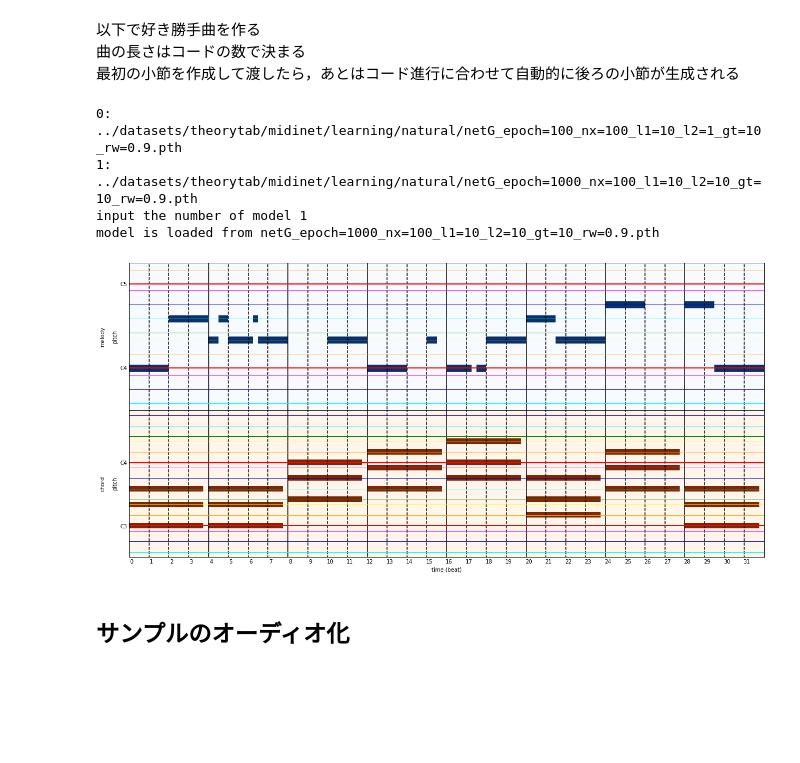
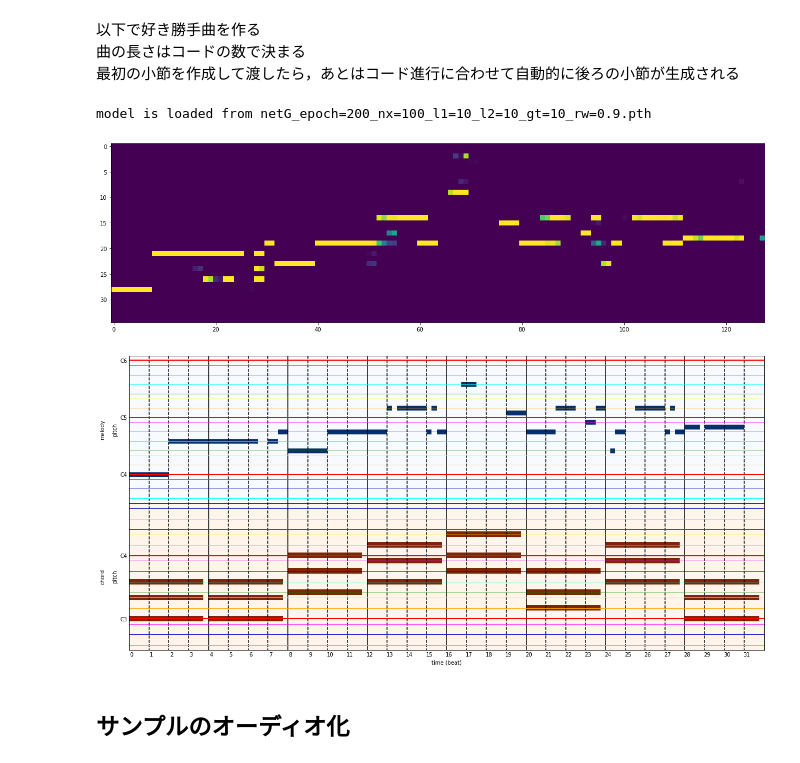
Before and after one commit to fuurin/midinet-followup, a Jupyter notebook: midinet_demo.ipynb, the cells around one changed output. Cells and saved outputs as stored; diff of their text form; code cells hidden in the pictures; blank space fills up the shorter version.

Commit message:
midinet2 is required

```diff
--- a/midinet_demo.ipynb
+++ b/midinet_demo.ipynb
@@ -90,10 +90,10 @@ class SampleGenerator(nn.Module):
 # %%
 def get_model(version, pitch_range=128, device="cpu"):
     model_paths = glob.glob(os.path.join(learning_dir, version, "netG_epoch=*"))
-    if len(model_paths) > 0:
-        print(f"{len(model_paths)} models found")
+    if len(model_paths) > 1:
+        print(f"{len(model_paths)} models found in {os.path.join(learning_dir, version)}")
         for i, path in enumerate(model_paths):
-            print(f"{i}: {path}")
+            print(f"{i}: {path.split('/')[-1]}")
         model_path = model_paths[int(input("input the number of model"))]
     else:
         model_path = model_paths[0]
@@ -154,7 +154,7 @@ def monophonize(nproll):
             monophonic[i, p] = 1
     return monophonic
 
-def create_melody(model, priming_melody_list, chord_str, mono=True, on_note_thresh=0, pitch_range=[0, 128], beat_res=4, beats_in_bar=4, nz=100):
+def create_melody(model, priming_melody_list, chord_str, show_map=False, mono=True, on_note_thresh=0, pitch_range=[0, 128], beat_res=4, beats_in_bar=4, nz=100):
     bar_res = beat_res * beats_in_bar
 
     chords = get_chord_vectors(chord_str)
@@ -176,7 +176,9 @@ def create_melody(model, priming_melody_list, chord_str, mono=True, on_note_thre
     bottom, top = pitch_range
     chords = chord_to_pianoroll(chord_str, bar_res)
 
-    # plt.imshow(melody[:, bottom:top].T) # monophonize前の出力結果の確認
+    if show_map:
+        fig, ax = plt.subplots(figsize=(21, 7))
+        ax.imshow(np.flipud(melody[:, bottom-6:top+6].T))
 
     melody[melody < on_note_thresh] = 0
 
@@ -197,23 +199,21 @@ def create_melody(model, priming_melody_list, chord_str, mono=True, on_note_thre
 曲の長さはコードの数で決まる
 最初の小節を作成して渡したら，あとはコード進行に合わせて自動的に後ろの小節が生成される
 # %%
-version = "natural"
+version = "natural2"
 sampleG = get_model(version)
 # %% [output]
-0: ../datasets/theorytab/midinet/learning/natural/netG_epoch=100_nx=100_l1=10_l2=1_gt=10_rw=0.9.pth
-1: ../datasets/theorytab/midinet/learning/natural/netG_epoch=1000_nx=100_l1=10_l2=10_gt=10_rw=0.9.pth
-input the number of model 1
-model is loaded from netG_epoch=1000_nx=100_l1=10_l2=10_gt=10_rw=0.9.pth
+model is loaded from netG_epoch=200_nx=100_l1=10_l2=10_gt=10_rw=0.9.pth
 # %%
-song_name = "sample2"
+song_name = "sample5"
 
 chord_str = "C C F G Am Dm G C"
 priming_melody = [60, 60, 60, 60, 60, 60, 60, 60, 67, 67, 67, 67, 67, 67, 67, 67]
 
-song = create_melody(sampleG, priming_melody, chord_str, on_note_thresh=1e-2, pitch_range=[60, 83])
+song = create_melody(sampleG, priming_melody, chord_str, show_map=True, on_note_thresh=0.9, pitch_range=[60, 83])
 grid_plot(song)
 # %% [output]
-[figure, old version]
+[figure, new version]
+[figure, added]
 # %% [markdown]
 ## サンプルのオーディオ化
 # %%
```
Also changed, not shown: parts of 2 cells of this notebook, 2 other files.
